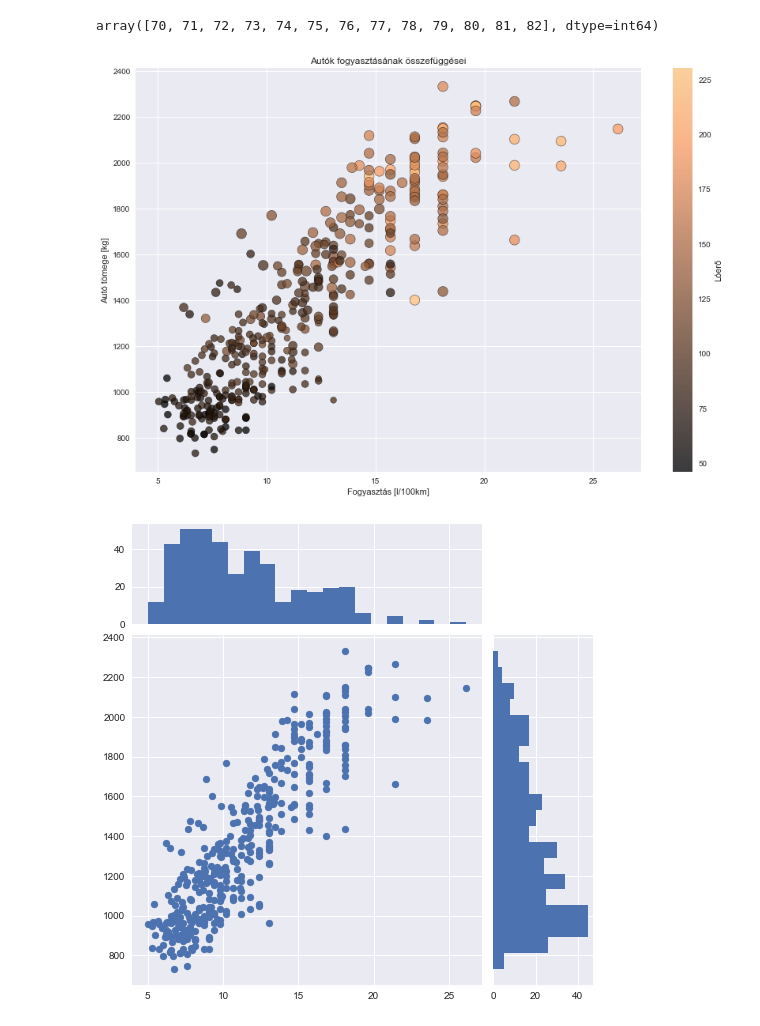
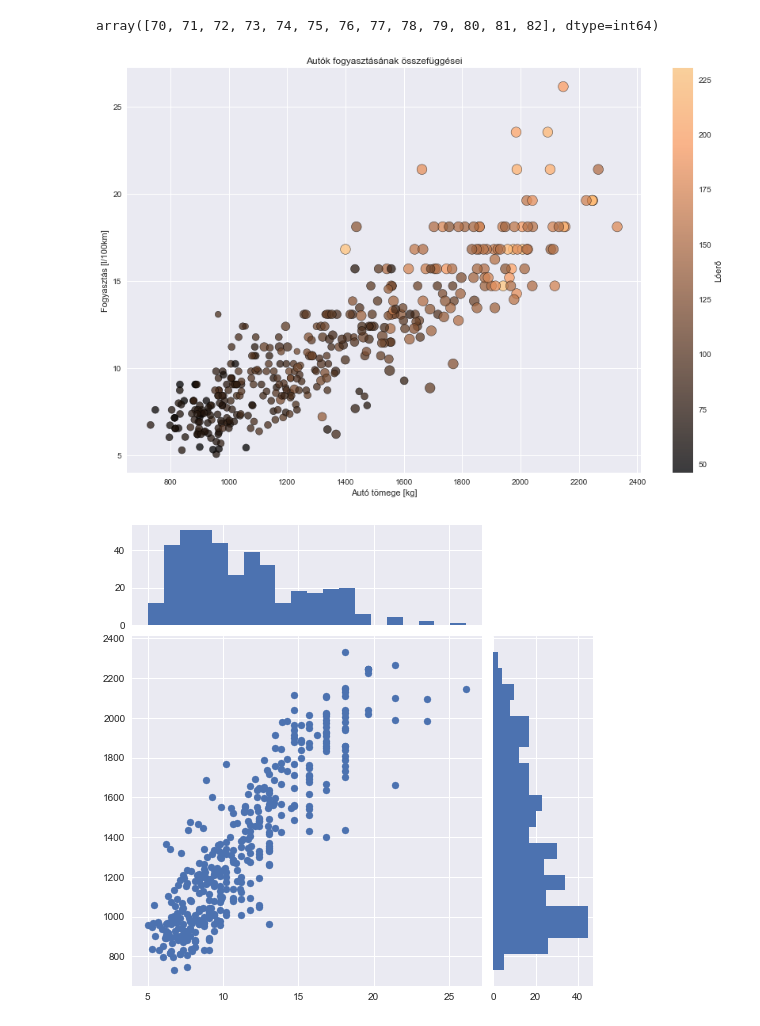
Before and after one commit to mizsakpeti/python-plotting-eCon, a Jupyter notebook: jupyter-notebooks/03_Matplotlib/031_MatPlotLib_PlotTypes.ipynb, the cells around one changed output. Drawn from its saved outputs; the diff is of its cells as text; code cells hidden in the pictures.

```diff
--- a/jupyter-notebooks/03_Matplotlib/031_MatPlotLib_PlotTypes.ipynb
+++ b/jupyter-notebooks/03_Matplotlib/031_MatPlotLib_PlotTypes.ipynb
@@ -248,16 +248,16 @@ array([70, 71, 72, 73, 74, 75, 76, 77, 78, 79, 80, 81, 82], dtype=int64)
 # %%
 fig, ax = plt.subplots(figsize=(12,8))
 
-mpgPlot = ax.scatter(mpg['l/100km'], mpg['weight-kg'], alpha=0.75, edgecolor='black', linewidth=0.5,
+mpgPlot = ax.scatter(mpg['weight-kg'], mpg['l/100km'], alpha=0.75, edgecolor='black', linewidth=0.5,
                      c=mpg['horsepower'], cmap='copper', s=mpg['cylinders']*20)
-ax.set_xlabel('Fogyasztás [l/100km]')
-ax.set_ylabel('Autó tömege [kg]')
+ax.set_xlabel('Autó tömege [kg]')
+ax.set_ylabel('Fogyasztás [l/100km]')
 ax.set_title('Autók fogyasztásának összefüggései')
 cBar = fig.colorbar(mpgPlot)
 cBar.set_label('Lóerő')
 plt.tight_layout()
 # %% [output]
-[figure, old version]
+[figure, new version]
 # %%
 def scatter_hist(x, y, ax, ax_histx, ax_histy):
     # no labels
```
Also changed, not shown: 2 other files.
